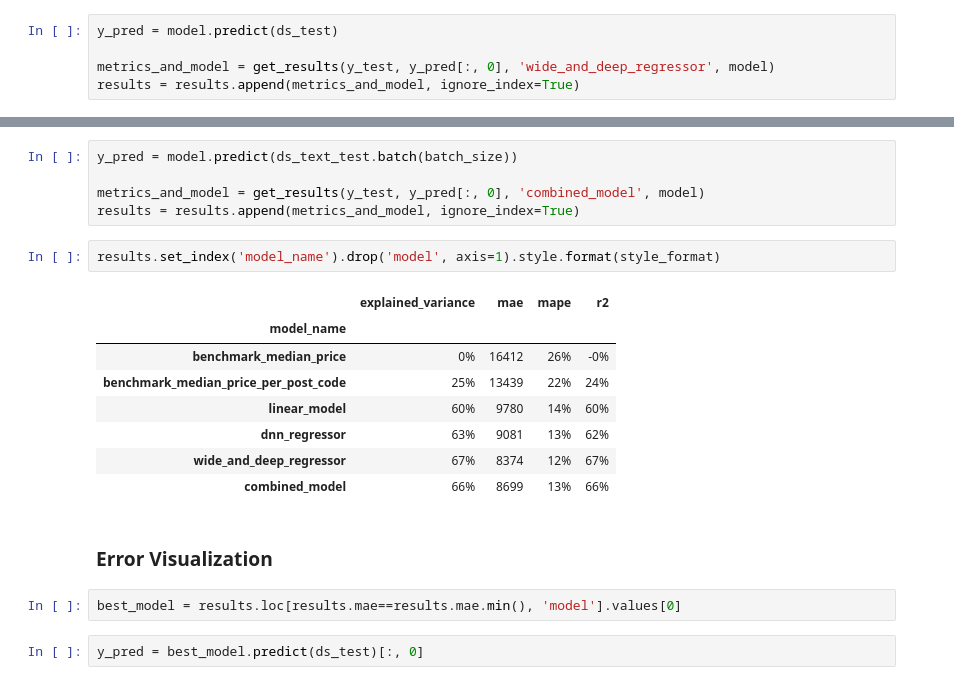
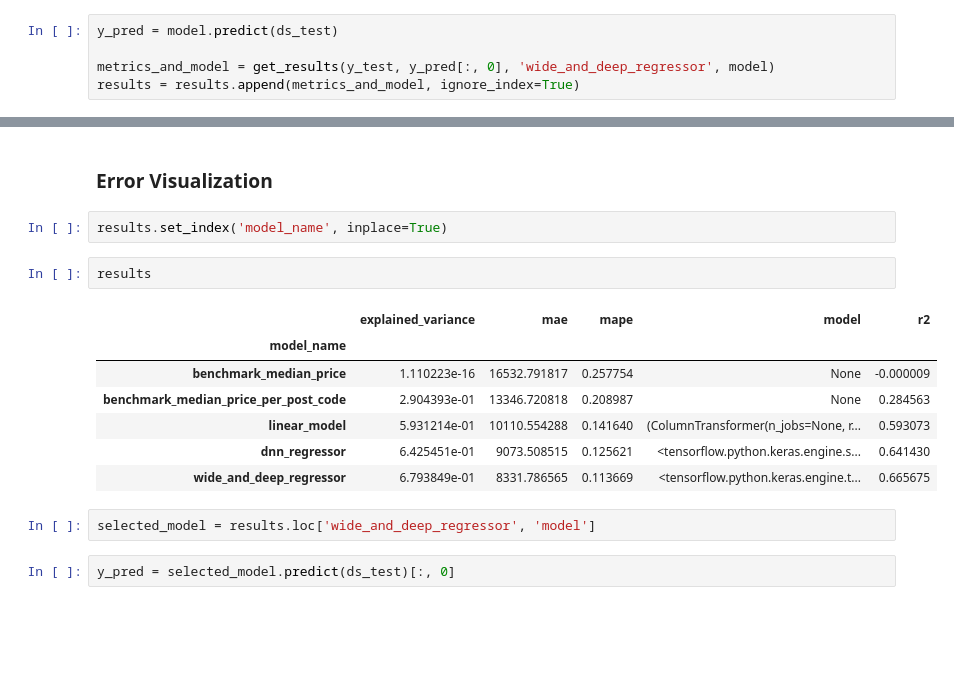
Before and after one commit to rossrco/model_house_price, a Jupyter notebook: model_prototypes.ipynb, the cells around one changed output, grey strips where cells are left out. Saved outputs shown, nothing was run; the diff lists cells and outputs as text; blank space fills up the shorter version.

```diff
--- a/model_prototypes.ipynb
+++ b/model_prototypes.ipynb
@@ -476,25 +377,21 @@ plt.show()
-# %%
-y_pred = model.predict(ds_text_test.batch(batch_size))
-
-metrics_and_model = get_results(y_test, y_pred[:, 0], 'combined_model', model)
-results = results.append(metrics_and_model, ignore_index=True)
-# %%
-results.set_index('model_name').drop('model', axis=1).style.format(style_format)
-# %% [output]
-|  | explained_variance | mae | mape | r2 |
-| model_name |  |  |  |  |
-| benchmark_median_price | 0% | 16412 | 26% | -0% |
-| benchmark_median_price_per_post_code | 25% | 13439 | 22% | 24% |
-| linear_model | 60% | 9780 | 14% | 60% |
-| dnn_regressor | 63% | 9081 | 13% | 62% |
-| wide_and_deep_regressor | 67% | 8374 | 12% | 67% |
-| combined_model | 66% | 8699 | 13% | 66% |
 # %% [markdown]
 ### Error Visualization
-# %%
-best_model = results.loc[results.mae==results.mae.min(), 'model'].values[0]
+# %%
+results.set_index('model_name', inplace=True)
+# %%
+results
+# %% [output]
+|  | explained_variance | mae | mape | model | r2 |
+| model_name |  |  |  |  |  |
+| benchmark_median_price | 1.110223e-16 | 16532.791817 | 0.257754 | None | -0.000009 |
+| benchmark_median_price_per_post_code | 2.904393e-01 | 13346.720818 | 0.208987 | None | 0.284563 |
+| linear_model | 5.931214e-01 | 10110.554288 | 0.141640 | (ColumnTransformer(n_jobs=None, r... | 0.593073 |
+| dnn_regressor | 6.425451e-01 | 9073.508515 | 0.125621 | <tensorflow.python.keras.engine.s... | 0.641430 |
+| wide_and_deep_regressor | 6.793849e-01 | 8331.786565 | 0.113669 | <tensorflow.python.keras.engine.t... | 0.665675 |
+# %%
+selected_model = results.loc['wide_and_deep_regressor', 'model']
 # %%
-y_pred = best_model.predict(ds_test)[:, 0]
+y_pred = selected_model.predict(ds_test)[:, 0]
 # %%
 fig = plt.figure(figsize=(12, 10))
 
```
Also changed, not shown: parts of 26 cells of this notebook.
